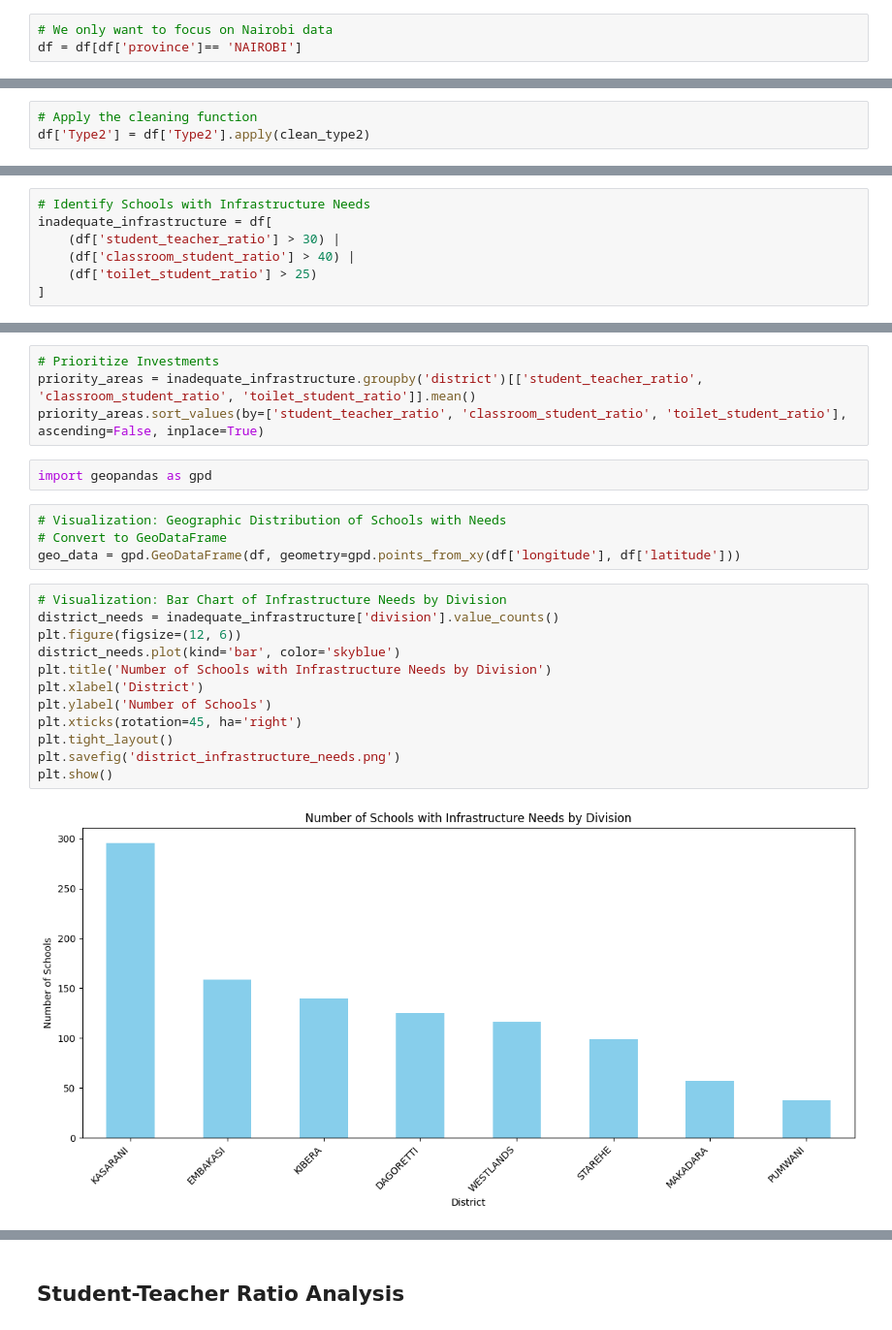
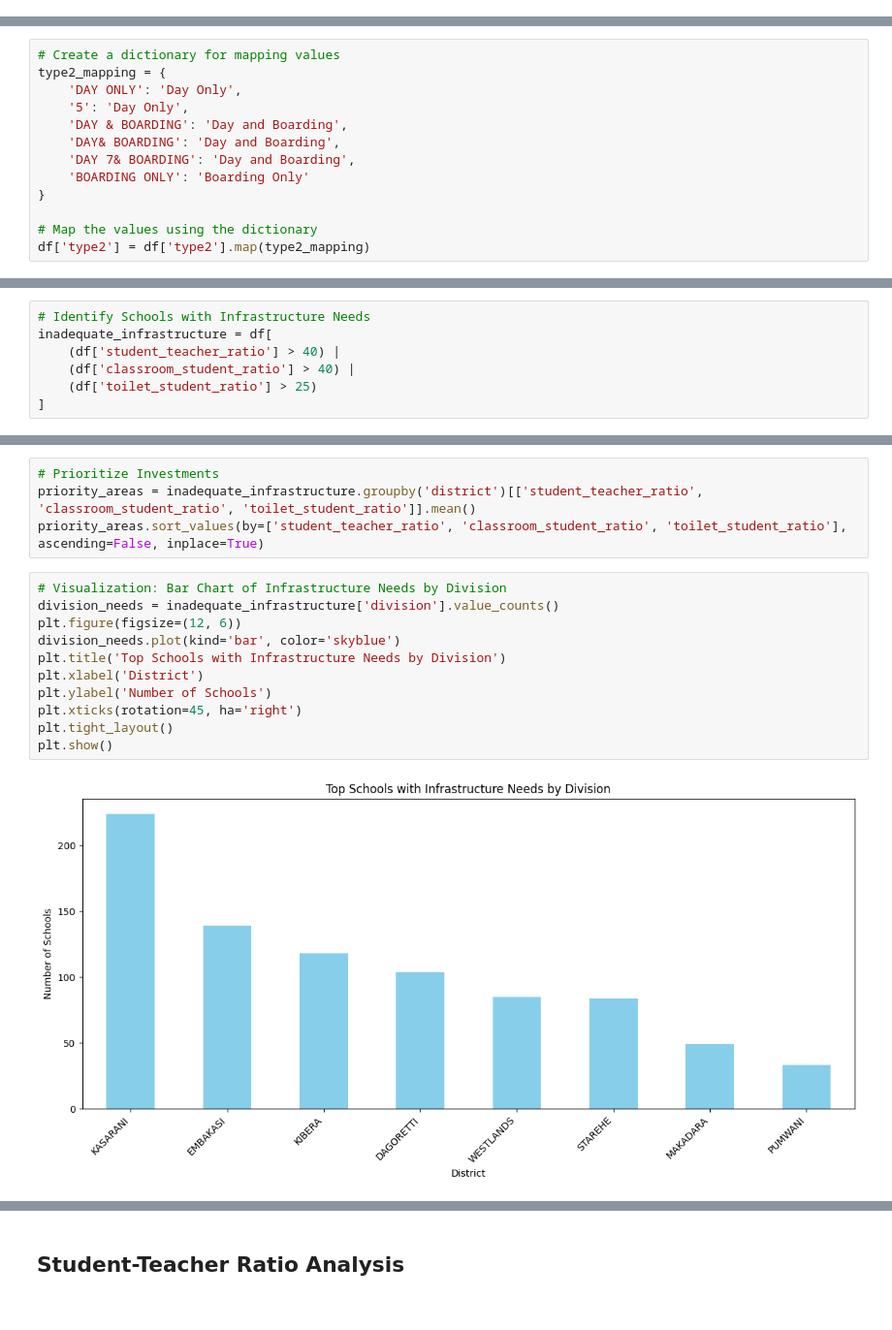
Before and after one commit to michellejuliet/Quality-Education-Analysis, a Jupyter notebook: PrySch Analysis.ipynb, the cells around one changed output, grey strips where cells are left out. Shown at 97% size. Saved outputs shown, nothing was run; the diff lists cells and outputs as text.

```diff
--- a/PrySch Analysis.ipynb
+++ b/PrySch Analysis.ipynb
@@ -182,6 +215,3 @@ df['province'].value_counts().plot(kind='bar', xlabel='Sub-county', ylabel='Coun
-# %%
-# We only want to focus on Nairobi data
-df = df[df['province']== 'NAIROBI']
 # %%
 # First five rows of Nairobi Primary Schools Dataset
 df.head()
@@ -325,3 +373,0 @@ def clean_type2(value):
-# %%
-# Apply the cleaning function
-df['Type2'] = df['Type2'].apply(clean_type2)
@@ -329,0 +374,13 @@ KeyError: 'Type2'
+# %%
+# Create a dictionary for mapping values
+type2_mapping = {
+    'DAY ONLY': 'Day Only',
+    '5': 'Day Only',
+    'DAY & BOARDING': 'Day and Boarding',
+    'DAY& BOARDING': 'Day and Boarding',
+    'DAY 7& BOARDING': 'Day and Boarding',
+    'BOARDING ONLY': 'Boarding Only'
+}
+
+# Map the values using the dictionary
+df['type2'] = df['type2'].map(type2_mapping)
@@ -368,7 +448,7 @@ plt.show()
 # %%
 # Identify Schools with Infrastructure Needs
 inadequate_infrastructure = df[
-    (df['student_teacher_ratio'] > 30) |
+    (df['student_teacher_ratio'] > 40) |
     (df['classroom_student_ratio'] > 40) |
     (df['toilet_student_ratio'] > 25)
 ]
@@ -382,25 +462,18 @@ Summary of Schools with Infrastructure Needs: {'Total Schools with Any Need': 10
 # Prioritize Investments
 priority_areas = inadequate_infrastructure.groupby('district')[['student_teacher_ratio', 'classroom_student_ratio', 'toilet_student_ratio']].mean()
 priority_areas.sort_values(by=['student_teacher_ratio', 'classroom_student_ratio', 'toilet_student_ratio'], ascending=False, inplace=True)
-# %%
-import geopandas as gpd
-# %%
-# Visualization: Geographic Distribution of Schools with Needs
-# Convert to GeoDataFrame
-geo_data = gpd.GeoDataFrame(df, geometry=gpd.points_from_xy(df['longitude'], df['latitude']))
 # %%
 # Visualization: Bar Chart of Infrastructure Needs by Division
-district_needs = inadequate_infrastructure['division'].value_counts()
+division_needs = inadequate_infrastructure['division'].value_counts()
 plt.figure(figsize=(12, 6))
-district_needs.plot(kind='bar', color='skyblue')
-plt.title('Number of Schools with Infrastructure Needs by Division')
+division_needs.plot(kind='bar', color='skyblue')
+plt.title('Top Schools with Infrastructure Needs by Division')
 plt.xlabel('District')
 plt.ylabel('Number of Schools')
 plt.xticks(rotation=45, ha='right')
 plt.tight_layout()
-plt.savefig('district_infrastructure_needs.png')
 plt.show()
 # %% [output]
-[figure, old version]
+[figure, new version]
 # %%
 # Visualization: Bar Chart of Infrastructure Needs by Division
```
Also changed, not shown: parts of 51 cells of this notebook.
